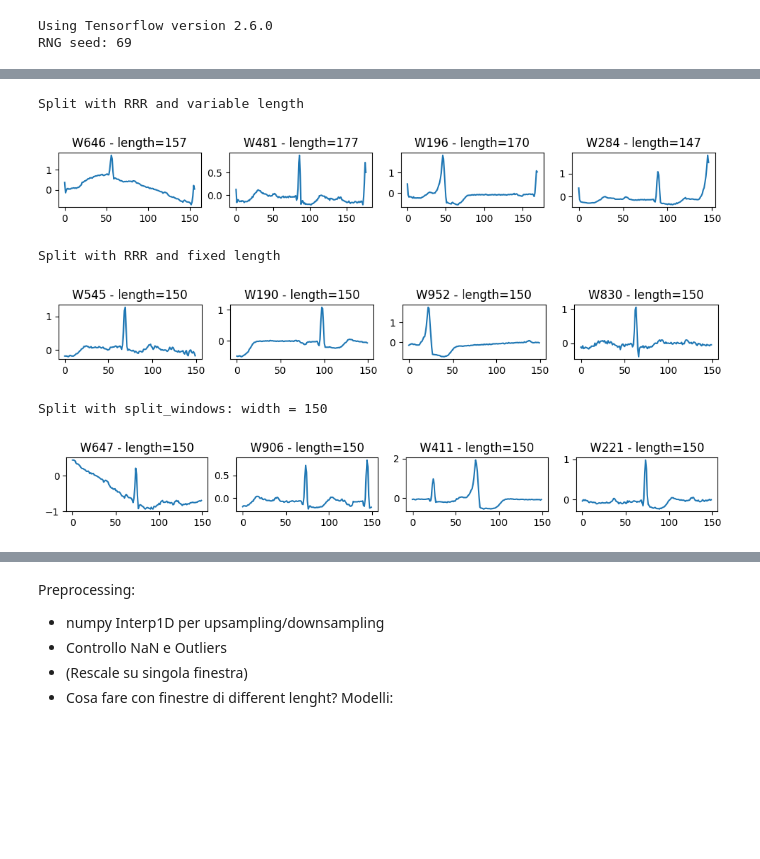
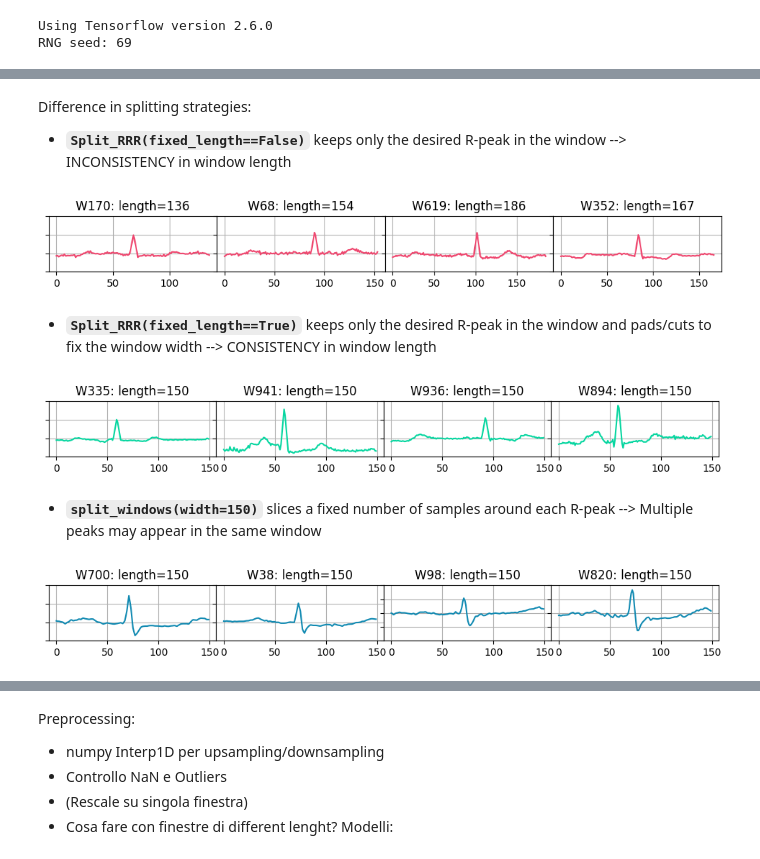
Before and after one commit to alberto-rota/PAC-PVC-Beat-Classifier-for-ECGs, a Jupyter notebook: albe.ipynb, the cells around one changed output, grey strips where cells are left out. Drawn from its saved outputs; the diff is of its cells as text; code cells hidden in the pictures; blank space fills up the shorter version.

```diff
--- a/albe.ipynb
+++ b/albe.ipynb
@@ -43,6 +43,14 @@ os.environ['PYTHONHASHSEED'] = str(SEED)
 
 print("Using Tensorflow version",tf.__version__)
 print("RNG seed:", SEED)
+
+color = {
+    "lead": "#073b4c",
+    "N": "#06d6a0",
+    "S": "#ef476f",
+    "V": "#ffd166",
+    "X": "#118ab2"
+}
 # %% [output]
 Using Tensorflow version 2.6.0
 RNG seed: 69
@@ -186,6 +215,6 @@ class Patient:
 # %%
 files = os.listdir(dataset_dir)
-p = []
+patient = []
 correct,ncorrect=0,0
 for f in range(0,len(files),3):
     try:
@@ -202,12 +231,13 @@ for f in range(0,len(files),3):
                 'rpeaks':rp['rpeaks'].T[0],
                 'peaklabels':ann['labels']
         }
-        p.append(Patient(patient_as_dict))
+        patient.append(Patient(patient_as_dict))
         correct+=1
 
     except:
         ncorrect+=1
+
 print(f"Loaded {correct} files correctly")
 if ncorrect>0: print(f"!!!! Error in loading {ncorrect} files")
-ptest = p[9] # Test patient
+ptest = patient[9] # Test patient
 # %% [output]
@@ -249,42 +294,55 @@ Difference in splitting strategies:
+# %% [markdown]
+Difference in splitting strategies:
+* **`Split_RRR(fixed_length==False)`** keeps only the desired R-peak in the window --> INCONSISTENCY in window length
 # %%
-# Example of window splitting with no fixed length
-split1,_ = ptest.split_RRR(borders=0.0)
-print("Split with RRR and variable length")
+
+split1,_ = ptest.split_RRR(borders=0.05)
 idxs = [randint(0,1000) for _ in range(4)]
 plt.figure(figsize=(12,1))
 for p,i in enumerate(idxs):
     plt.subplot(1,4,p+1)
-    plt.plot(split1[i])
-    plt.title(f"W{i} - length={len(split1[i])}")
+    plt.plot(split1[i],color=color['S'])
+    plt.title(f"W{i}: length={len(split1[i])}")
+    yt,_ = plt.yticks()
+    plt.yticks(ticks=yt,labels=[])
+    plt.subplots_adjust(wspace=0, hspace=0)
+    plt.grid(True)
 plt.show()
 # %% [output]
-Split with RRR and variable length
-[figure, old version]
+[figure, new version]
+# %% [markdown]
+* **`Split_RRR(fixed_length==True)`** keeps only the desired R-peak in the window and pads/cuts to fix the window width --> CONSISTENCY in window length
 # %%
-# Example of window splitting with fixed length
-split1,_ = ptest.split_RRR(borders=0.0, fixed_length=150)
-print("Split with RRR and fixed length")
+
+split1,_ = ptest.split_RRR(borders=0.05,fixed_length=150)
 idxs = [randint(0,1000) for _ in range(4)]
 plt.figure(figsize=(12,1))
 for p,i in enumerate(idxs):
     plt.subplot(1,4,p+1)
-    plt.plot(split1[i])
-    plt.title(f"W{i} - length={len(split1[i])}")
+    plt.plot(split1[i],color=color['N'])
+    plt.title(f"W{i}: length={len(split1[i])}")
+    yt,_ = plt.yticks()
+    plt.yticks(ticks=yt,labels=[])
+    plt.subplots_adjust(wspace=0, hspace=0)
+    plt.grid(True)
 plt.show()
 # %% [output]
-Split with RRR and fixed length
-[figure, old version]
+[figure, new version]
+# %% [markdown]
+* **`split_windows(width=150)`** slices a fixed number of samples around each R-peak --> Multiple peaks may appear in the same window
 # %%
-# Example of window slitting with fixed length
-split1,_ = ptest.split_windows(width=150)
-print("Split with split_windows: width = 150")
+
+split1,_ = ptest.split_windows(150)
 idxs = [randint(0,1000) for _ in range(4)]
 plt.figure(figsize=(12,1))
 for p,i in enumerate(idxs):
     plt.subplot(1,4,p+1)
-    plt.plot(split1[i])
-    plt.title(f"W{i} - length={len(split1[i])}")
+    plt.plot(split1[i],color=color['X'])
+    plt.title(f"W{i}: length={len(split1[i])}")
+    yt,_ = plt.yticks()
+    plt.yticks(ticks=yt,labels=[])
+    plt.subplots_adjust(wspace=0, hspace=0)
+    plt.grid(True)
 plt.show()
 # %% [output]
-Split with split_windows: width = 150
-[figure, old version]
+[figure, new version]
```
Also changed, not shown: parts of 28 cells of this notebook, 2 other files.
